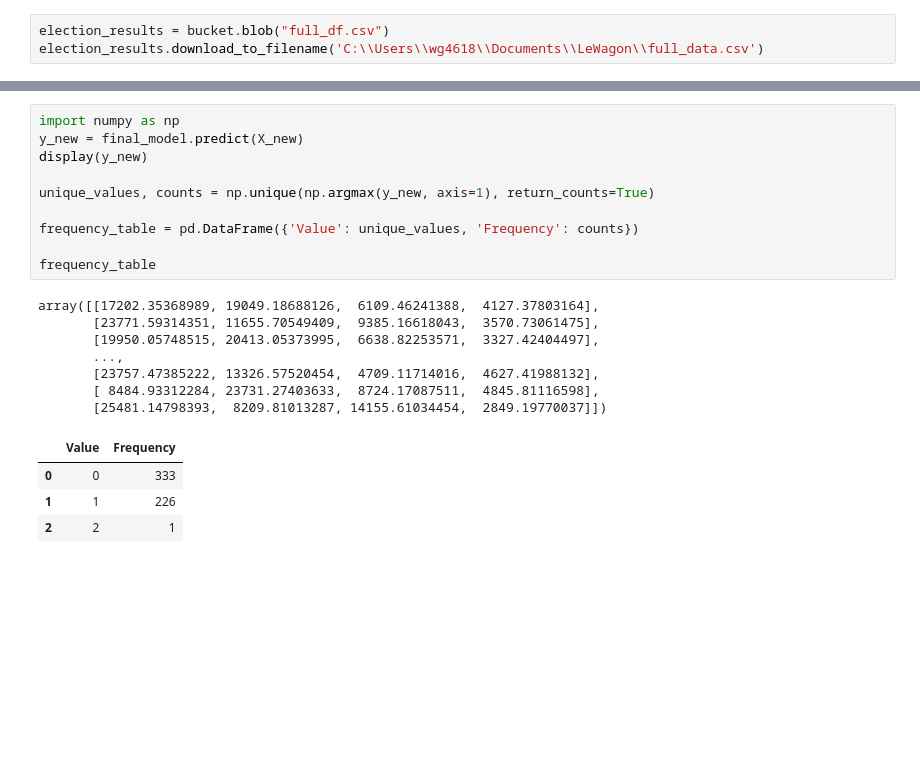
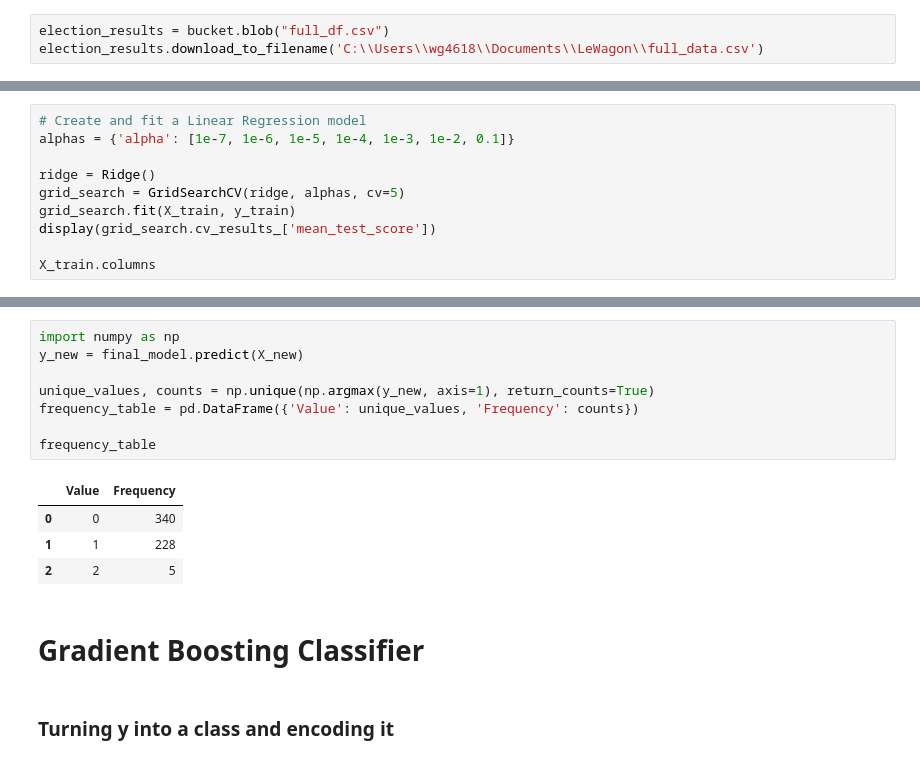
Before and after one commit to willgreen93/UK_election, a Jupyter notebook: notebooks/modelling/W_analysis.ipynb, the cells around one changed output, grey strips where cells are left out. Saved outputs shown, nothing was run; the diff lists cells and outputs as text; blank space fills up the shorter version.

```diff
--- a/notebooks/modelling/W_analysis.ipynb
+++ b/notebooks/modelling/W_analysis.ipynb
@@ -168,0 +82,10 @@ R-squared: 0.3645600311823738
+# %%
+# Create and fit a Linear Regression model
+alphas = {'alpha': [1e-7, 1e-6, 1e-5, 1e-4, 1e-3, 1e-2, 0.1]}
+
+ridge = Ridge()
+grid_search = GridSearchCV(ridge, alphas, cv=5)
+grid_search.fit(X_train, y_train)
+display(grid_search.cv_results_['mean_test_score'])
+
+X_train.columns
@@ -189,22 +206,17 @@ plt.show()
 # %%
 import numpy as np
 y_new = final_model.predict(X_new)
-display(y_new)
 
 unique_values, counts = np.unique(np.argmax(y_new, axis=1), return_counts=True)
-
 frequency_table = pd.DataFrame({'Value': unique_values, 'Frequency': counts})
 
 frequency_table
 # %% [output]
-array([[17202.35368989, 19049.18688126,  6109.46241388,  4127.37803164],
-       [23771.59314351, 11655.70549409,  9385.16618043,  3570.73061475],
-       [19950.05748515, 20413.05373995,  6638.82253571,  3327.42404497],
-       ...,
-       [23757.47385222, 13326.57520454,  4709.11714016,  4627.41988132],
-       [ 8484.93312284, 23731.27403633,  8724.17087511,  4845.81116598],
-       [25481.14798393,  8209.81013287, 14155.61034454,  2849.19770037]])
 |  | Value | Frequency |
-| 0 | 0 | 333 |
-| 1 | 1 | 226 |
-| 2 | 2 | 1 |
+| 0 | 0 | 340 |
+| 1 | 1 | 228 |
+| 2 | 2 | 5 |
+# %% [markdown]
+# Gradient Boosting Classifier
+# %% [markdown]
+### Turning y into a class and encoding it
```
Also changed, not shown: parts of 37 cells of this notebook, 1 other file.
